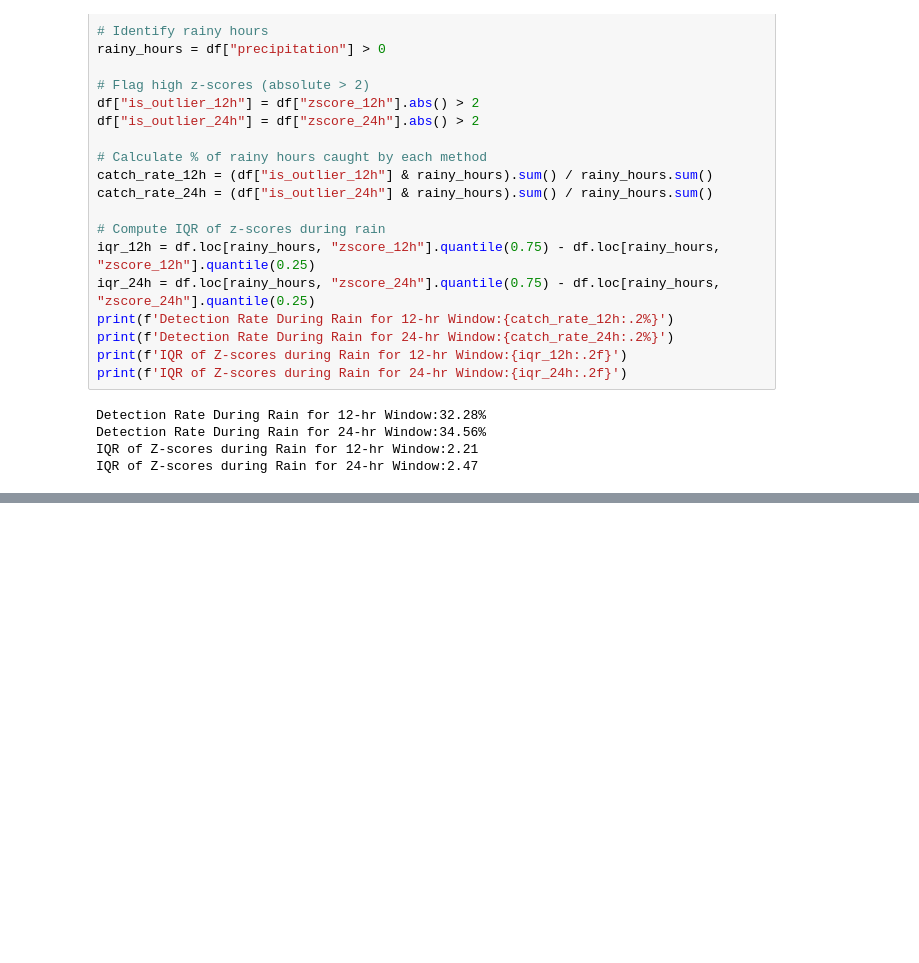
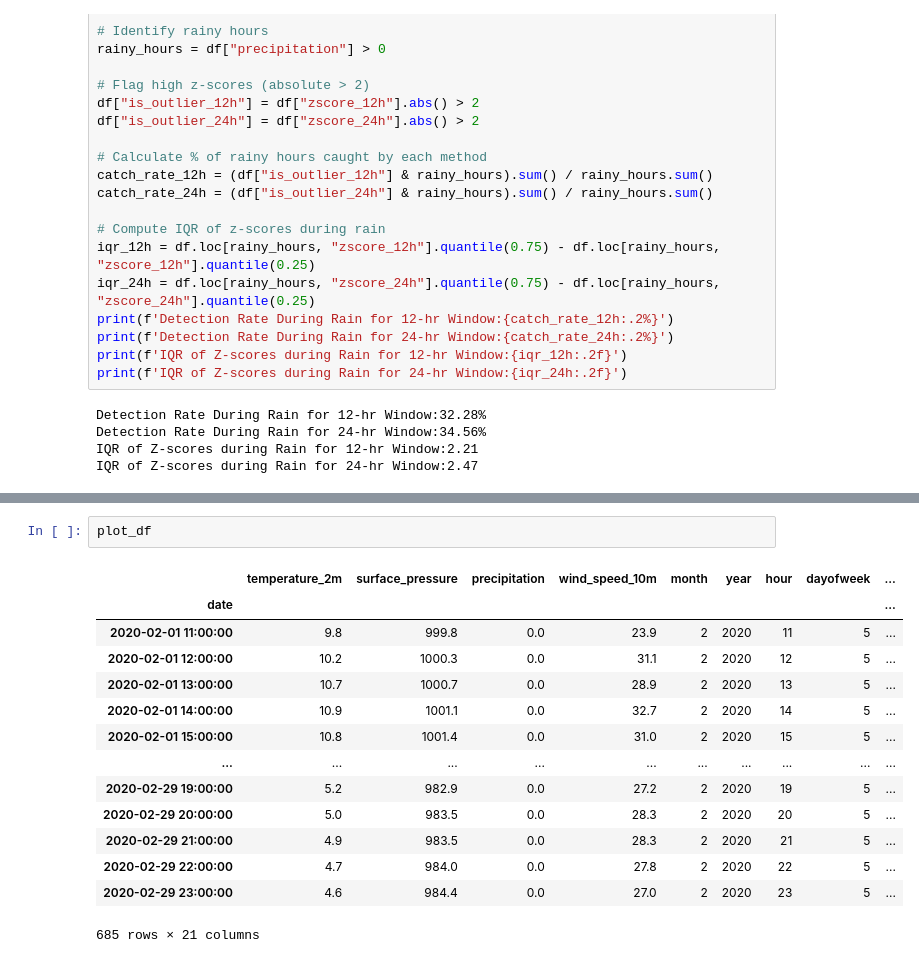
Before and after one commit to Jeremiah-Bachtin/comp1884-group6-weather-anomaly-detection-system, a Jupyter notebook: notebooks/notebook_jeremy_EDA.ipynb, the cells around one changed output, grey strips where cells are left out. Cells and saved outputs as stored; diff of their text form; blank space fills up the shorter version.

```diff
--- a/notebooks/notebook_jeremy_EDA.ipynb
+++ b/notebooks/notebook_jeremy_EDA.ipynb
@@ -576,0 +628,17 @@ plt.show()
+# %%
+plot_df
+# %% [output]
+|  | temperature_2m | surface_pressure | precipitation | wind_speed_10m | month | year | hour | dayofweek | ... |
+| date |  |  |  |  |  |  |  |  | ... |
+| 2020-02-01 11:00:00 | 9.8 | 999.8 | 0.0 | 23.9 | 2 | 2020 | 11 | 5 | ... |
+| 2020-02-01 12:00:00 | 10.2 | 1000.3 | 0.0 | 31.1 | 2 | 2020 | 12 | 5 | ... |
+| 2020-02-01 13:00:00 | 10.7 | 1000.7 | 0.0 | 28.9 | 2 | 2020 | 13 | 5 | ... |
+| 2020-02-01 14:00:00 | 10.9 | 1001.1 | 0.0 | 32.7 | 2 | 2020 | 14 | 5 | ... |
+| 2020-02-01 15:00:00 | 10.8 | 1001.4 | 0.0 | 31.0 | 2 | 2020 | 15 | 5 | ... |
+| ... | ... | ... | ... | ... | ... | ... | ... | ... | ... |
+| 2020-02-29 19:00:00 | 5.2 | 982.9 | 0.0 | 27.2 | 2 | 2020 | 19 | 5 | ... |
+| 2020-02-29 20:00:00 | 5.0 | 983.5 | 0.0 | 28.3 | 2 | 2020 | 20 | 5 | ... |
+| 2020-02-29 21:00:00 | 4.9 | 983.5 | 0.0 | 28.3 | 2 | 2020 | 21 | 5 | ... |
+| 2020-02-29 22:00:00 | 4.7 | 984.0 | 0.0 | 27.8 | 2 | 2020 | 22 | 5 | ... |
+| 2020-02-29 23:00:00 | 4.6 | 984.4 | 0.0 | 27.0 | 2 | 2020 | 23 | 5 | ... |
+685 rows × 21 columns
```
Also changed, not shown: parts of 7 cells of this notebook.
